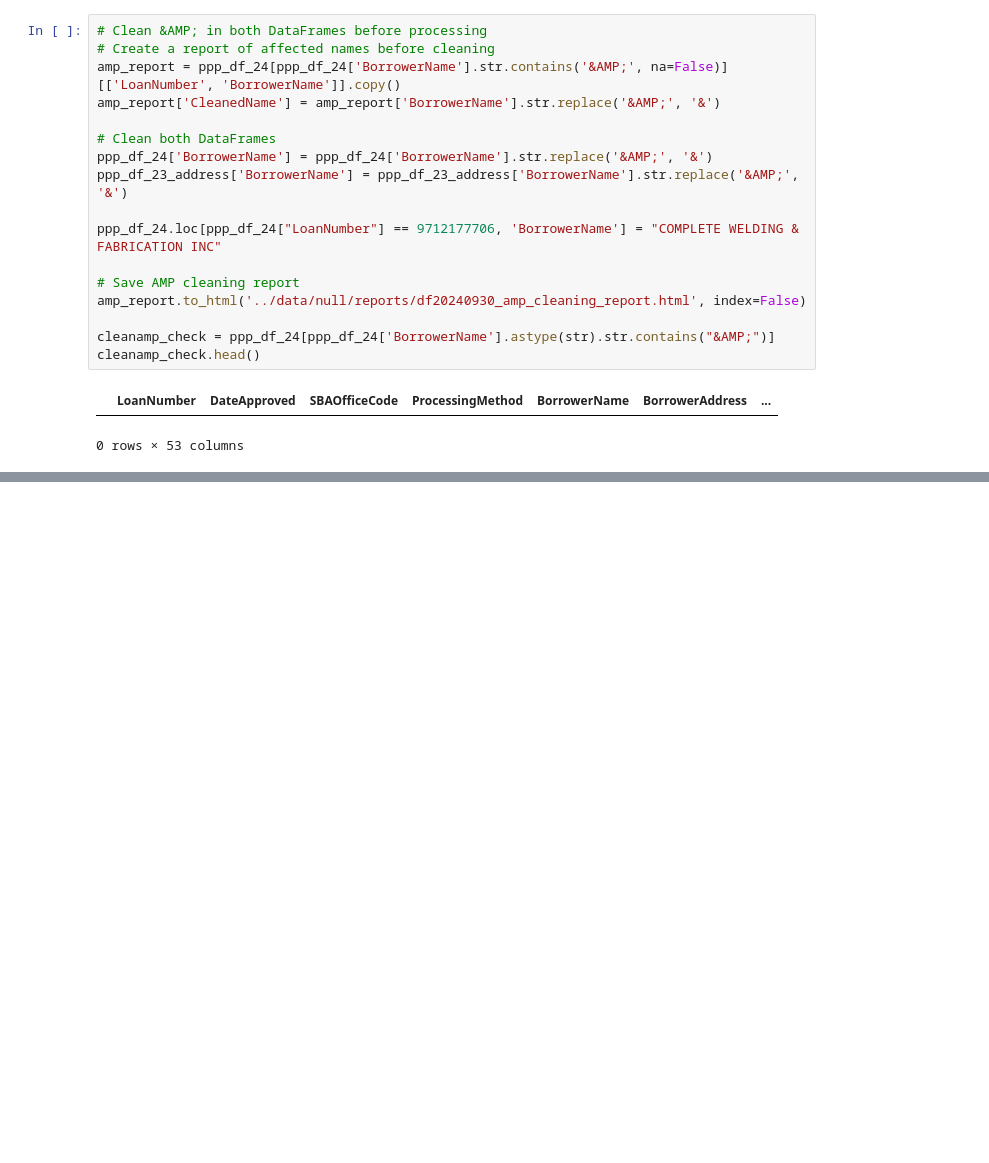
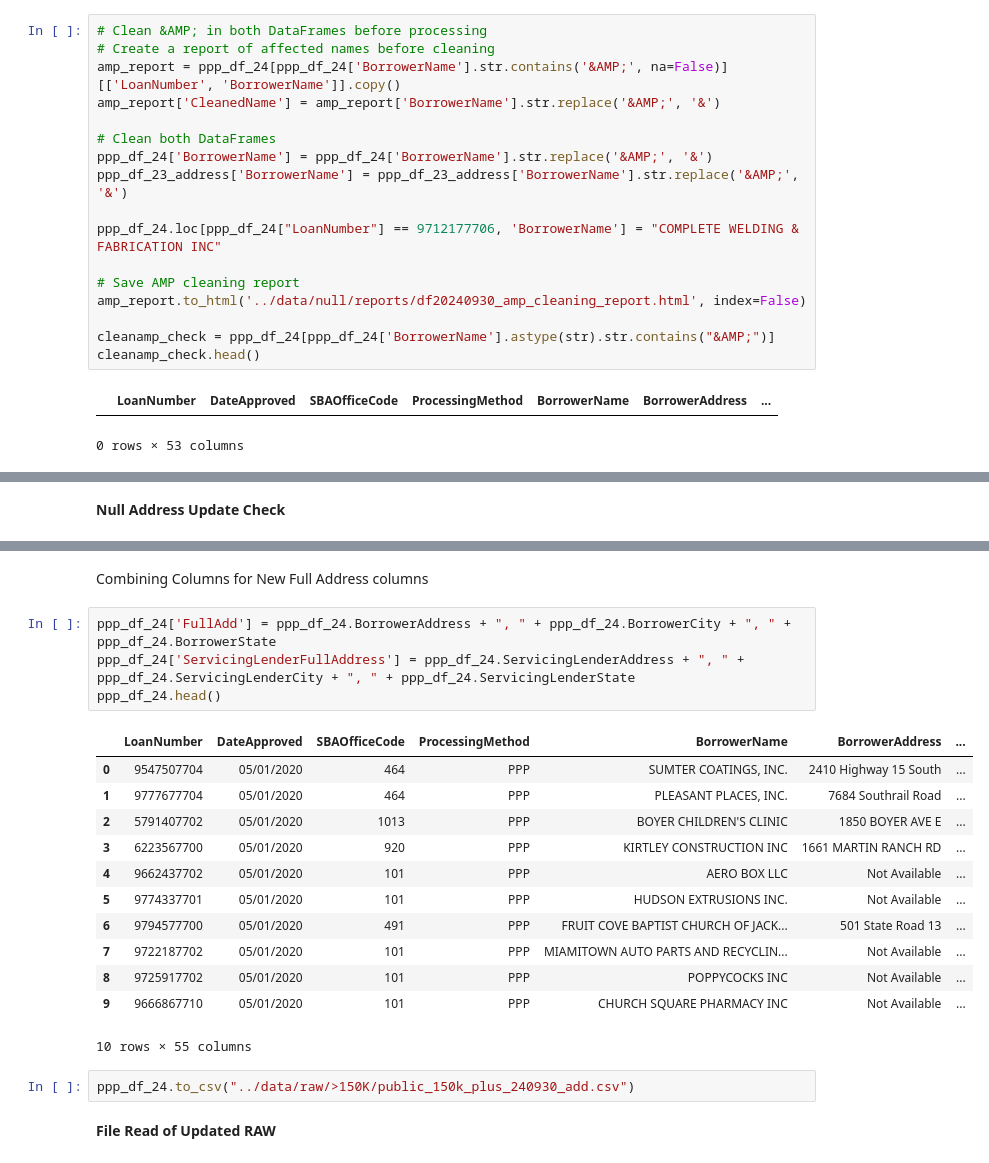
Before and after one commit to cspence001/mapdata_finalization_notebooks, a Jupyter notebook: main_label_pipe24.ipynb, the cells around one changed output, grey strips where cells are left out. Cells and saved outputs as stored; diff of their text form; blank space fills up the shorter version.

```diff
--- a/main_label_pipe24.ipynb
+++ b/main_label_pipe24.ipynb
@@ -338,6 +356,8 @@ Sample of updated records in main DataFrame:
 | 2 | 5791407702 | BOYER CHILDREN'S CLINIC | 1850 BOYER AVE E | SEATTLE | WA | 98112-2922 |
 | 3 | 6223567700 | KIRTLEY CONSTRUCTION INC | 1661 MARTIN RANCH RD | SAN BERNARDINO | CA | 92407-1740 |
 | 4 | 9662437702 | AERO BOX LLC | Not Available | Not Available | Not Available | NaN |
+# %% [markdown]
+<b>Null Address Update Check
 # %%
 null_address_df_check = ppp_df_24.loc[ppp_df_24[cols[2:]].isnull().any(axis=1), cols]
 print(f"Found {len(null_address_df_check)} null addresses (address, city, state, and/or zip) loan records")
@@ -359,3 +379,26 @@ Found 13 null addresses (address, city, state, and/or zip) loan records
 | 836953 | 7837227702 | WESLEY COMMUNITY CENTER INC. OF H... | 1410 Lee Street | Houston | TX | NaN |
 | 848111 | 3192617705 | FOUNDATION FOR INSPIRATION AND | 2541 SOUTH IH-35 SUITE 200-263 | Round Rock | TX | NaN |
 | 885400 | 2491137709 | PATRIOT PLACE & FINISH, LLC | 261 FLOWER RIDGE DR | FORT WORTH | TX | NaN |
+# %% [markdown]
+Combining Columns for New Full Address columns
+# %%
+ppp_df_24['FullAdd'] = ppp_df_24.BorrowerAddress + ", " + ppp_df_24.BorrowerCity + ", " + ppp_df_24.BorrowerState
+ppp_df_24['ServicingLenderFullAddress'] = ppp_df_24.ServicingLenderAddress + ", " + ppp_df_24.ServicingLenderCity + ", " + ppp_df_24.ServicingLenderState
+ppp_df_24.head()
+# %% [output]
+|  | LoanNumber | DateApproved | SBAOfficeCode | ProcessingMethod | BorrowerName | BorrowerAddress | ... |
+| 0 | 9547507704 | 05/01/2020 | 464 | PPP | SUMTER COATINGS, INC. | 2410 Highway 15 South | ... |
+| 1 | 9777677704 | 05/01/2020 | 464 | PPP | PLEASANT PLACES, INC. | 7684 Southrail Road | ... |
+| 2 | 5791407702 | 05/01/2020 | 1013 | PPP | BOYER CHILDREN'S CLINIC | 1850 BOYER AVE E | ... |
+| 3 | 6223567700 | 05/01/2020 | 920 | PPP | KIRTLEY CONSTRUCTION INC | 1661 MARTIN RANCH RD | ... |
+| 4 | 9662437702 | 05/01/2020 | 101 | PPP | AERO BOX LLC | Not Available | ... |
+| 5 | 9774337701 | 05/01/2020 | 101 | PPP | HUDSON EXTRUSIONS INC. | Not Available | ... |
+| 6 | 9794577700 | 05/01/2020 | 491 | PPP | FRUIT COVE BAPTIST CHURCH OF JACK... | 501 State Road 13 | ... |
+| 7 | 9722187702 | 05/01/2020 | 101 | PPP | MIAMITOWN AUTO PARTS AND RECYCLIN... | Not Available | ... |
+| 8 | 9725917702 | 05/01/2020 | 101 | PPP | POPPYCOCKS INC | Not Available | ... |
+| 9 | 9666867710 | 05/01/2020 | 101 | PPP | CHURCH SQUARE PHARMACY INC | Not Available | ... |
+10 rows × 55 columns
+# %%
+ppp_df_24.to_csv("../data/raw/>150K/public_150k_plus_240930_add.csv")
+# %% [markdown]
+<b>File Read of Updated RAW
```
Also changed, not shown: parts of 34 cells of this notebook, 1 other file.
